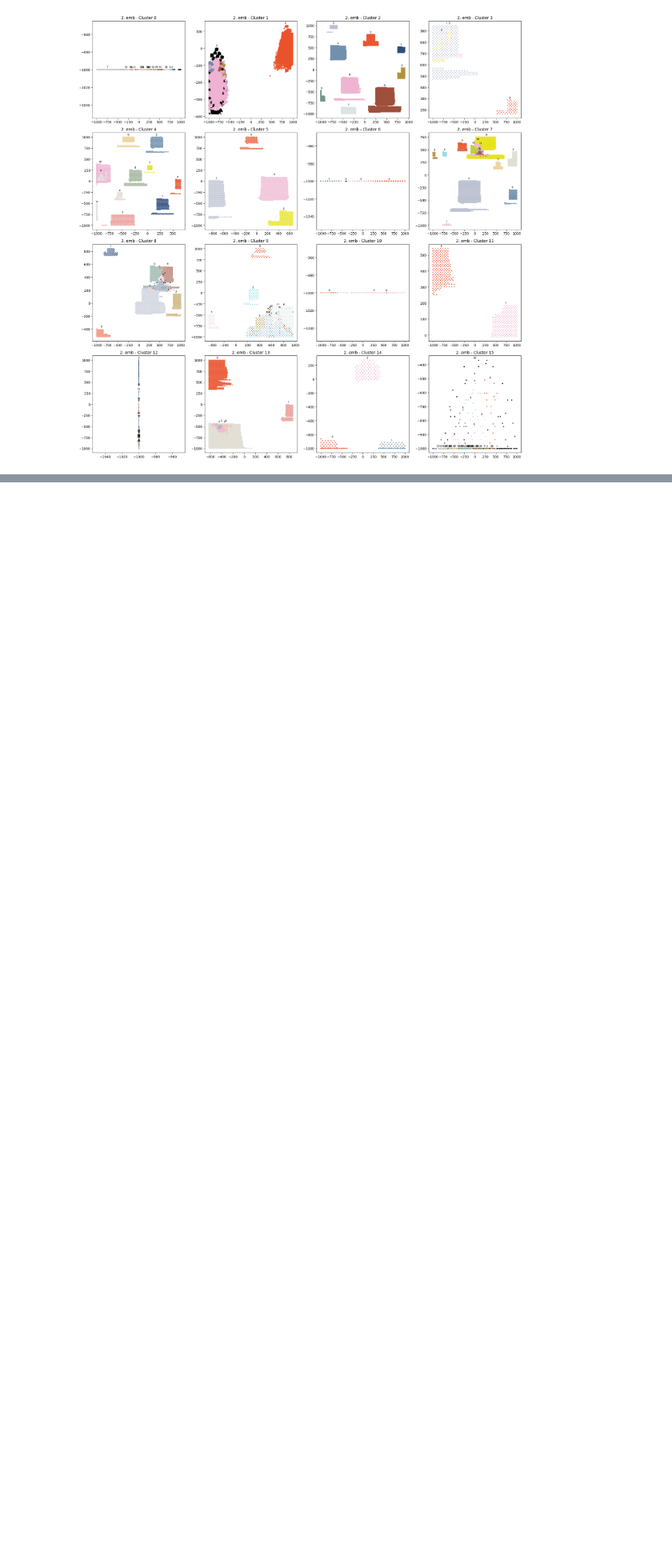
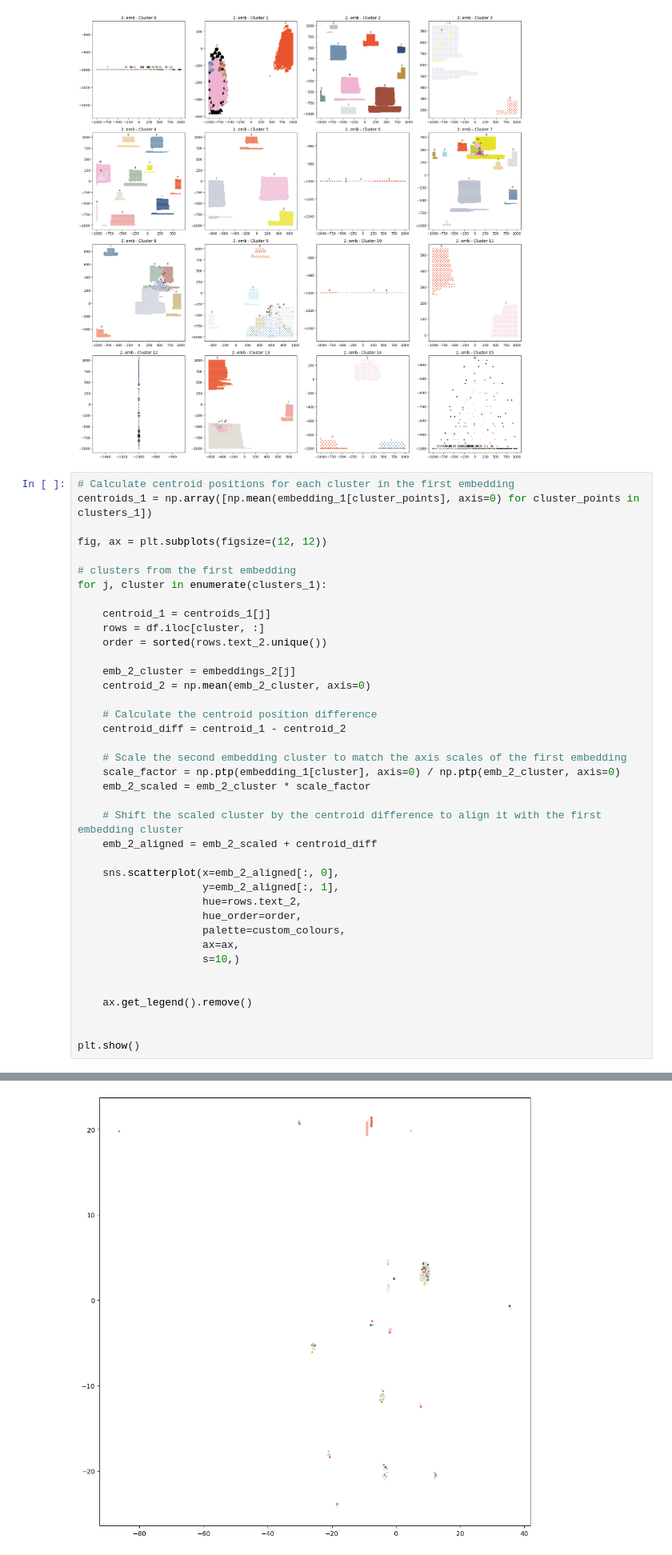
Before and after one commit to hanaCasey/BHVizData, a Jupyter notebook: iterative_approach.ipynb, the cells around one changed output, grey strips where cells are left out. Shown at 80% size. Drawn from its saved outputs; the diff is of its cells as text; blank space fills up the shorter version.

```diff
--- a/iterative_approach.ipynb
+++ b/iterative_approach.ipynb
@@ -371,3 +371,43 @@ for embeddings in [embeddings_2, normalized_embeddings_2]:
 # %% [output]
 [figure]
 [figure]
+# %%
+# Calculate centroid positions for each cluster in the first embedding
+centroids_1 = np.array([np.mean(embedding_1[cluster_points], axis=0) for cluster_points in clusters_1])
+
+fig, ax = plt.subplots(figsize=(12, 12))
+
+# clusters from the first embedding
+for j, cluster in enumerate(clusters_1):
+
+    centroid_1 = centroids_1[j]
+    rows = df.iloc[cluster, :]
+    order = sorted(rows.text_2.unique())
+
+    emb_2_cluster = embeddings_2[j]
+    centroid_2 = np.mean(emb_2_cluster, axis=0)
+
+    # Calculate the centroid position difference
+    centroid_diff = centroid_1 - centroid_2
+
+    # Scale the second embedding cluster to match the axis scales of the first embedding
+    scale_factor = np.ptp(embedding_1[cluster], axis=0) / np.ptp(emb_2_cluster, axis=0)
+    emb_2_scaled = emb_2_cluster * scale_factor
+
+    # Shift the scaled cluster by the centroid difference to align it with the first embedding cluster
+    emb_2_aligned = emb_2_scaled + centroid_diff
+
+    sns.scatterplot(x=emb_2_aligned[:, 0],
+                    y=emb_2_aligned[:, 1],
+                    hue=rows.text_2,
+                    hue_order=order,
+                    palette=custom_colours,
+                    ax=ax,
+                    s=10,)
+
+
+    ax.get_legend().remove()
+
+
+plt.show()
+# %% [output]
@@ -373,0 +420 @@ for embeddings in [embeddings_2, normalized_embeddings_2]:
+[figure, added]
```
Also changed, not shown: parts of 1 cell of this notebook.
